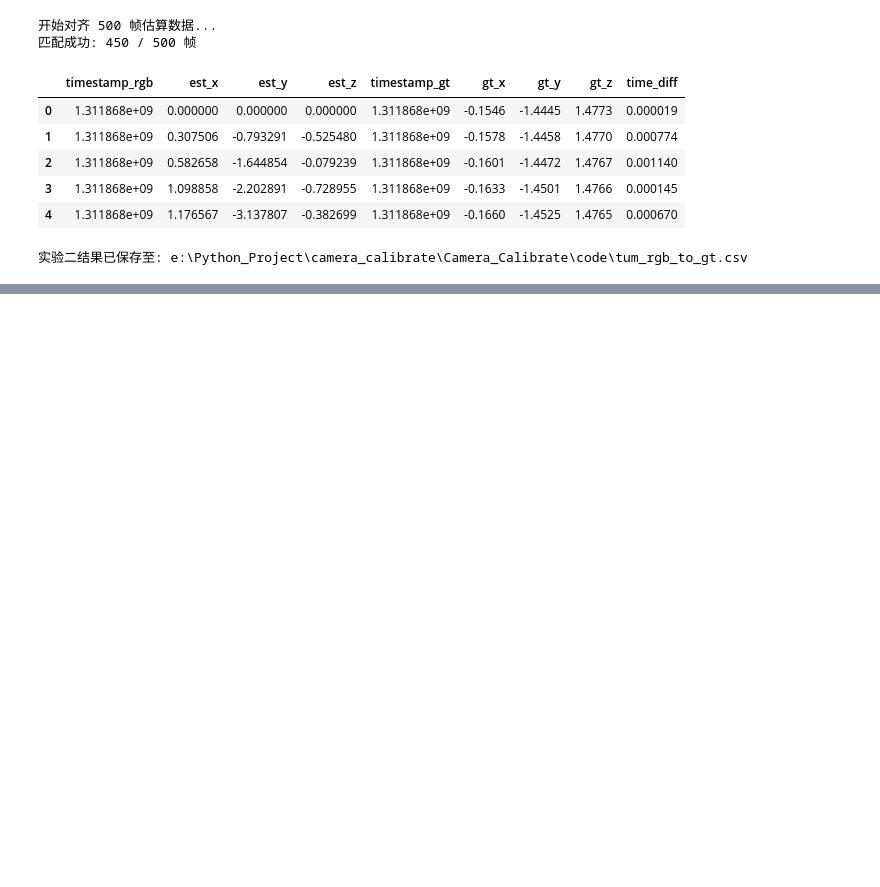
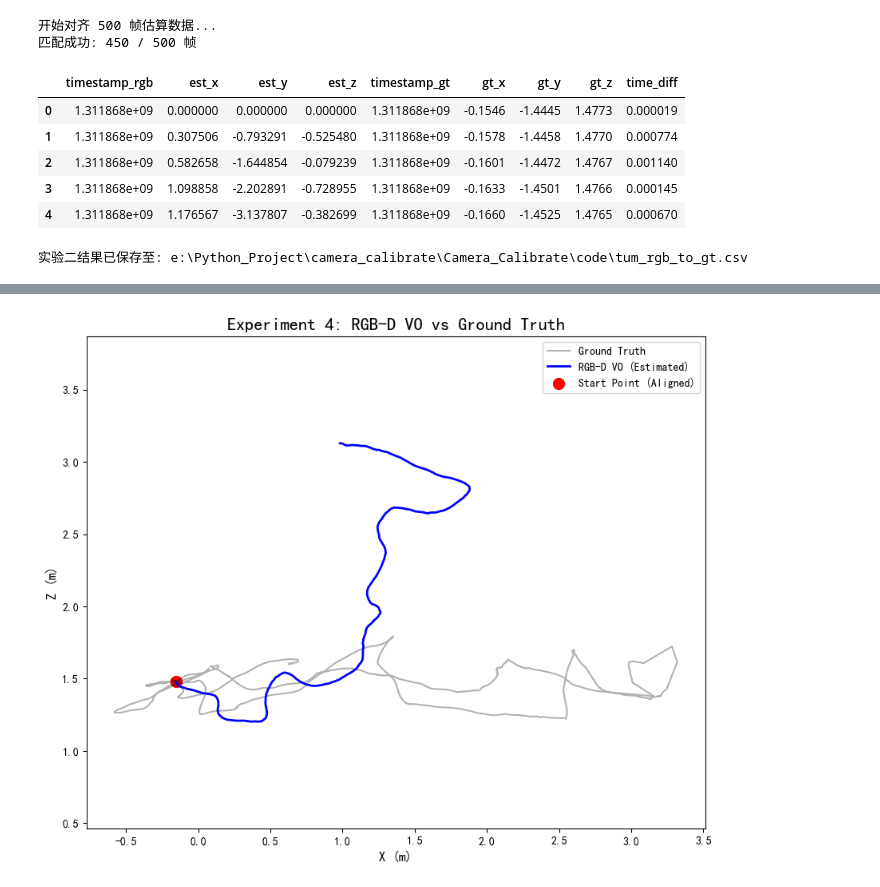
Before and after one commit to User-o2/Camera-Calibration-and-Visual-Odometry, a Jupyter notebook: Camera_Calibrate/code/visual_odometry.ipynb, the cells around one changed output, grey strips where cells are left out. Saved outputs shown, nothing was run; the diff lists cells and outputs as text; code cells hidden in the pictures; blank space fills up the shorter version.

```diff
--- a/Camera_Calibrate/code/visual_odometry.ipynb
+++ b/Camera_Calibrate/code/visual_odometry.ipynb
@@ -373,0 +884,3 @@ if not df_matched.empty:
+# %%
+traj_rgbd = run_rgbd_vo(rgbd_pairs, K, dist_coef, gt_dict, gt_times_list)
+print("RGB-D 光流 VO 完成。")
@@ -373,0 +895,30 @@ if not df_matched.empty:
+# %%
+# Cell 15: RGB-D 轨迹 vs Ground Truth 可视化
+
+def plot_rgbd_vs_gt(traj_est, gt_dict, rgb_times):
+    fig = plt.figure(figsize=(10, 8))
+    ax = fig.add_subplot(111)
+
+    # 提取对应时间段的 GT 用于画图
+    # 简单的取所有GT画出来背景，或者取对应时间段的
+    gt_all = np.array(list(gt_dict.values()))
+
+    # 绘制
+    ax.plot(gt_all[:, 0], gt_all[:, 2], label='Ground Truth', color='black', alpha=0.3)
+    ax.plot(traj_est[:, 0], traj_est[:, 2], label='RGB-D VO (Estimated)', color='blue', linewidth=2)
+
+    # 标记起点
+    ax.scatter(traj_est[0, 0], traj_est[0, 2], c='red', s=100, label='Start Point (Aligned)')
+
+    ax.set_title('Experiment 4: RGB-D VO vs Ground Truth', fontsize=16)
+    ax.set_xlabel('X (m)', fontsize=12)
+    ax.set_ylabel('Z (m)', fontsize=12)
+    ax.legend()
+    ax.axis('equal')
+    plt.show()
+# %%
+# 提取用于画图的时间戳范围
+# (实际上我们只画出了估算的轨迹点，背景用完整的GT轨迹即可)
+plot_rgbd_vs_gt(traj_rgbd, gt_dict, times)
+# %% [output]
+[figure, added]
```
Also changed, not shown: parts of 24 cells of this notebook.
